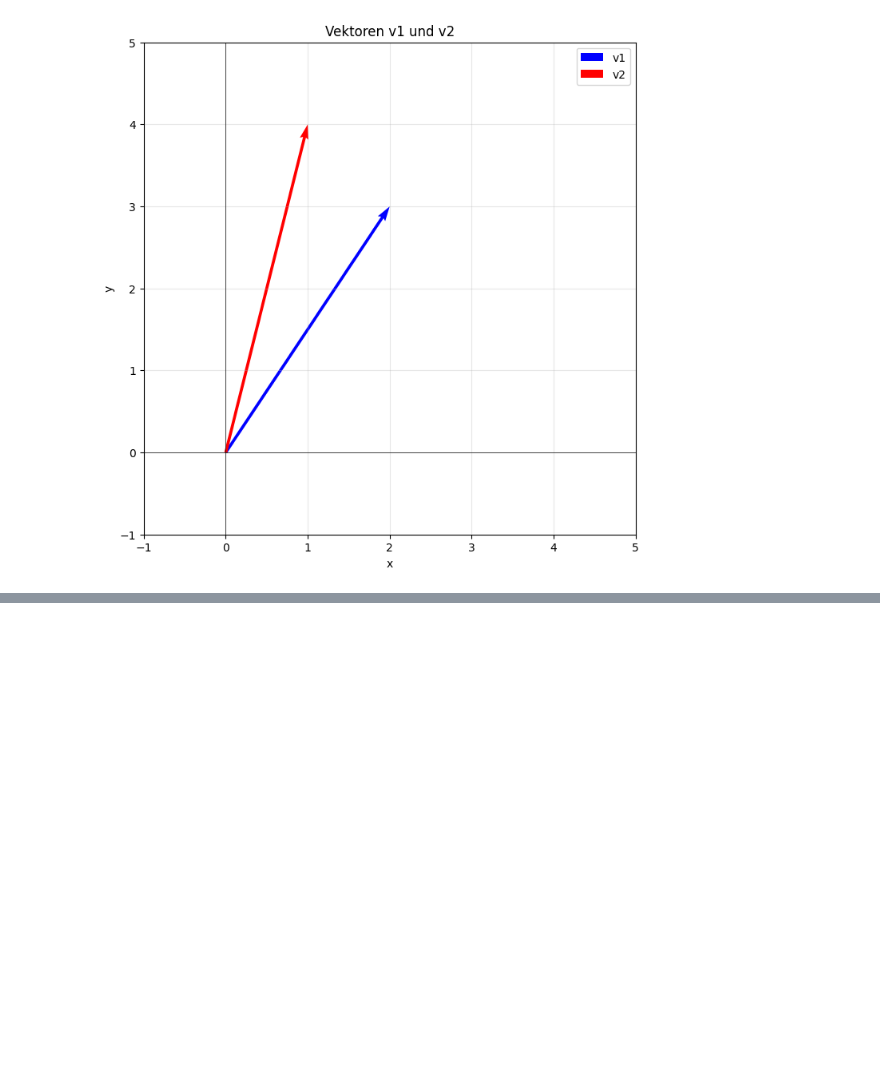
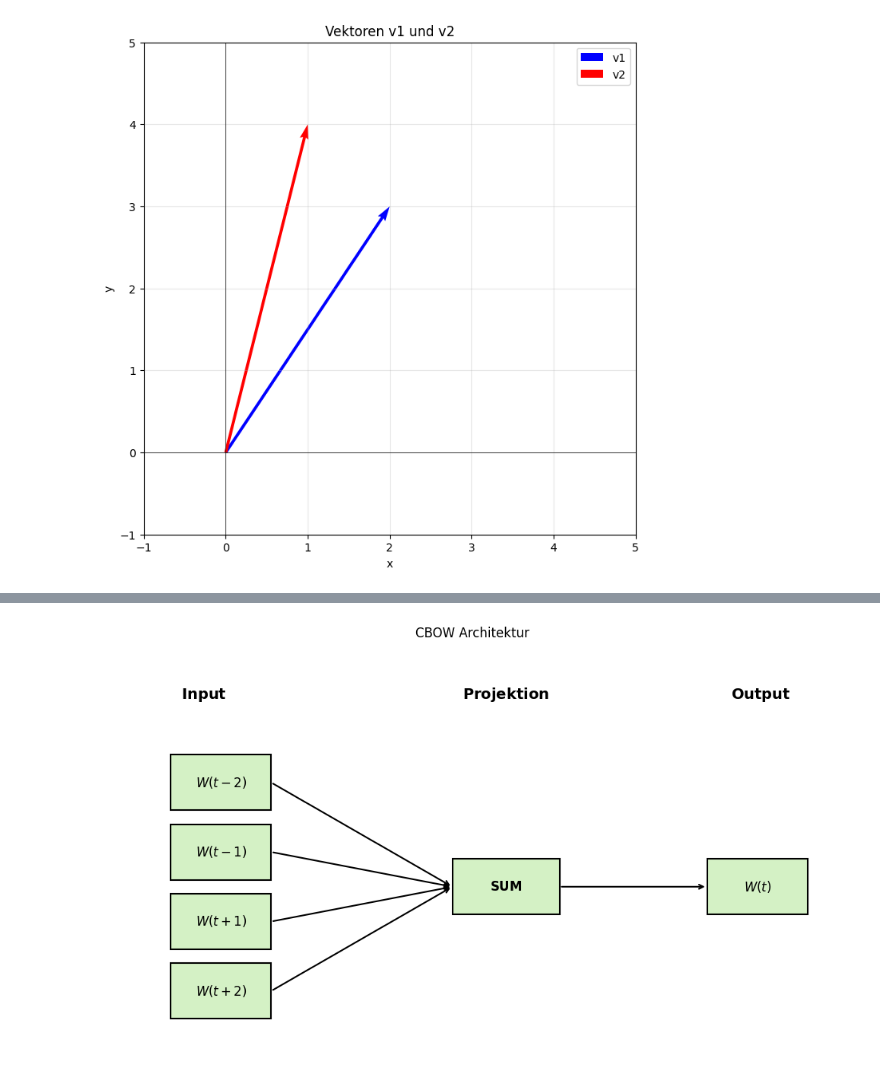
Before and after one commit to LinusLinuxer/Vortrag, a Jupyter notebook: Vortrag.ipynb, the cells around one changed output, grey strips where cells are left out. Saved outputs shown, nothing was run; the diff lists cells and outputs as text; code cells hidden in the pictures; blank space fills up the shorter version.

```diff
--- a/Vortrag.ipynb
+++ b/Vortrag.ipynb
@@ -245,0 +333,86 @@ plt.show()
+# %%
+import matplotlib.pyplot as plt
+import matplotlib.patches as patches
+
+
+def draw_cbow_architecture():
+    fig, ax = plt.subplots(figsize=(10, 6))
+
+    # Styling-Konstanten (analog zu tikz styles)
+    box_color = "#d4f1c5"  # Hellgrün (green!20)
+    edge_color = "black"
+    font_size = 12
+
+    # Definition der Boxen: [x, y, label]
+    inputs = [
+        [0, 4, "$W(t-2)$"],
+        [0, 3, "$W(t-1)$"],
+        [0, 2, "$W(t+1)$"],
+        [0, 1, "$W(t+2)$"],
+    ]
+
+    projection = [4.2, 2.5, r"$\mathbf{SUM}$"]
+    output = [8, 2.5, "$W(t)$"]
+
+    # Überschriften
+    ax.text(0.5, 5.2, r"$\mathbf{Input}$", ha="center", fontsize=14)
+    ax.text(5.0, 5.2, r"$\mathbf{Projektion}$", ha="center", fontsize=14)
+    ax.text(8.8, 5.2, r"$\mathbf{Output}$", ha="center", fontsize=14)
+
+    # Zeichne Input-Boxen und Pfeile zur SUM-Box
+    for x, y, label in inputs:
+        # Box zeichnen
+        rect = patches.Rectangle(
+            (x, y - 0.4),
+            1.5,
+            0.8,
+            linewidth=1.5,
+            edgecolor=edge_color,
+            facecolor=box_color,
+        )
+        ax.add_patch(rect)
+        ax.text(x + 0.75, y, label, ha="center", va="center", fontsize=font_size)
+
+        # Pfeil zur Projection-Box (SUM)
+        ax.annotate(
+            "",
+            xy=(4.2, 2.5),
+            xytext=(1.5, y),
+            arrowprops=dict(arrowstyle="->", lw=1.5, color="black"),
+        )
+
+    # Zeichne Projection-Box (SUM)
+    rect_sum = patches.Rectangle(
+        (4.2, 2.1), 1.6, 0.8, linewidth=1.5, edgecolor=edge_color, facecolor=box_color
+    )
+    ax.add_patch(rect_sum)
+    ax.text(5.0, 2.5, projection[2], ha="center", va="center", fontsize=font_size)
+
+    # Zeichne Output-Box
+    rect_out = patches.Rectangle(
+        (8, 2.1), 1.5, 0.8, linewidth=1.5, edgecolor=edge_color, facecolor=box_color
+    )
+    ax.add_patch(rect_out)
+    ax.text(8.75, 2.5, output[2], ha="center", va="center", fontsize=font_size)
+
+    # Pfeil von SUM zu Output
+    ax.annotate(
+        "",
+        xy=(8, 2.5),
+        xytext=(5.8, 2.5),
+        arrowprops=dict(arrowstyle="->", lw=1.5, color="black"),
+    )
+
+    # Plot-Einstellungen
+    ax.set_xlim(-1, 10)
+    ax.set_ylim(0, 6)
+    ax.axis("off")
+    ax.set_title("CBOW Architektur")
+    plt.tight_layout()
+    plt.show()
+
+
+if __name__ == "__main__":
+    draw_cbow_architecture()
+# %% [output]
+[figure, added]
```
Also changed, not shown: parts of 6 cells of this notebook.
